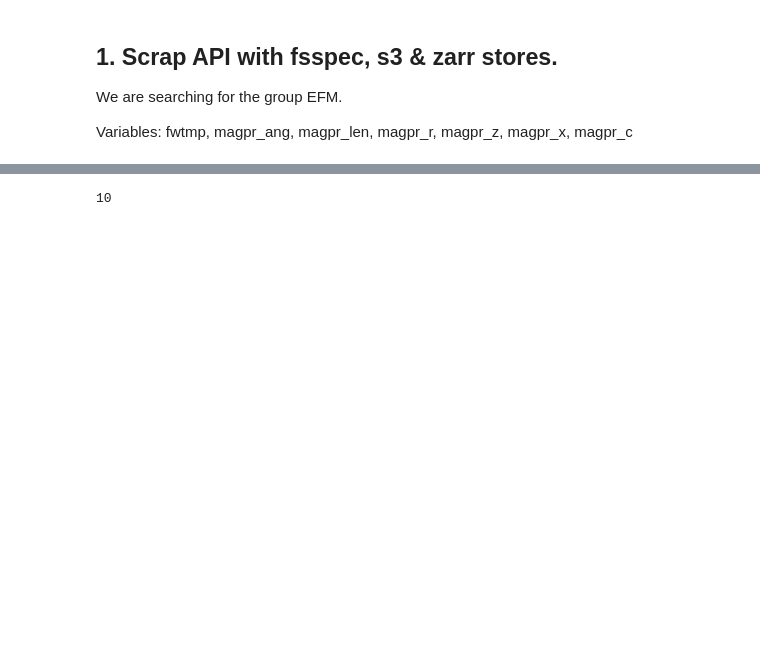
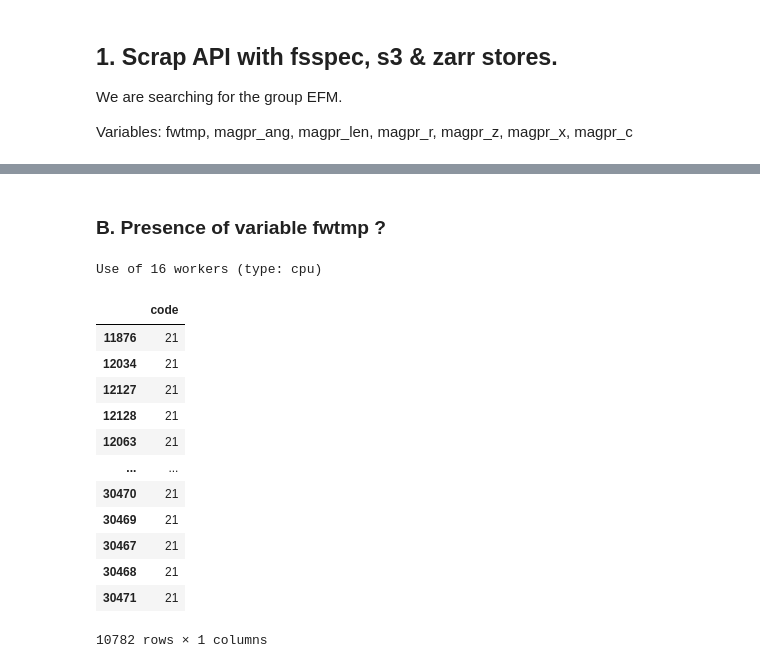
Before and after one commit to LouisBrusset/ITER-magnetics-diagnostic-analysis, a Jupyter notebook: notebooks/experiments/efit++_analysis.ipynb, the cells around one changed output, grey strips where cells are left out. Saved outputs shown, nothing was run; the diff lists cells and outputs as text; code cells hidden in the pictures; blank space fills up the shorter version.

```diff
--- a/notebooks/experiments/efit++_analysis.ipynb
+++ b/notebooks/experiments/efit++_analysis.ipynb
@@ -48,0 +132,2 @@ def get_remote_store(path: str, endpoint_url: str):
+# %% [markdown]
+### B. Presence of variable fwtmp ?
@@ -48,0 +236,29 @@ def get_remote_store(path: str, endpoint_url: str):
+# %%
+def get_optimal_workers(task_type="cpu"):
+    """
+    Get the optimal number of workers for parallel processing based on the task type.
+
+    Parameters
+    task_type: str
+        Type of task to determine the optimal number of workers (possible: "cpu", or "gpu").
+
+    Returns the optimal number of workers based on the task type.
+    """
+    cpu_logical = os.cpu_count()
+
+    if task_type == "gpu":
+        try:
+            import torch
+            if torch.cuda.is_available():
+                return torch.cuda.device_count()
+            else:
+                return 0
+        except ImportError:
+            return 0
+    elif task_type == "cpu":
+        try:
+            return psutil.cpu_count(logical=False)
+        except:
+            return max(1, cpu_logical // 2)  # Default to half of logical cores
+    else:
+        return max(1, cpu_logical - 1) # Default to one less than logical cores
@@ -48,0 +310,25 @@ def get_remote_store(path: str, endpoint_url: str):
+# %%
+variable_presence_all = efit_analysis_parallel(
+    shots=shot_list,
+    verbose=False,
+    max_workers=None,
+    task_type="cpu"
+)
+# %% [output]
+Use of 16 workers (type: cpu)
+# %%
+variable_presence_all[variable_presence_all['code'] == 21]
+# %% [output]
+|  | code |
+| 11876 | 21 |
+| 12034 | 21 |
+| 12127 | 21 |
+| 12128 | 21 |
+| 12063 | 21 |
+| ... | ... |
+| 30470 | 21 |
+| 30469 | 21 |
+| 30467 | 21 |
+| 30468 | 21 |
+| 30471 | 21 |
+10782 rows × 1 columns
@@ -88,7 +384,0 @@ def process_shot(shot_id: int, output_dir: str):
-# %%
-shots_df = pd.read_parquet(f'https://mastapp.site/parquet/level2/shots')
-shot_list = shots_df['shot_id'].tolist()
-shot_list = shot_list[0:10]
-len(shot_list)
-# %% [output]
-10
```
Also changed, not shown: parts of 21 cells of this notebook, 3 other files.
